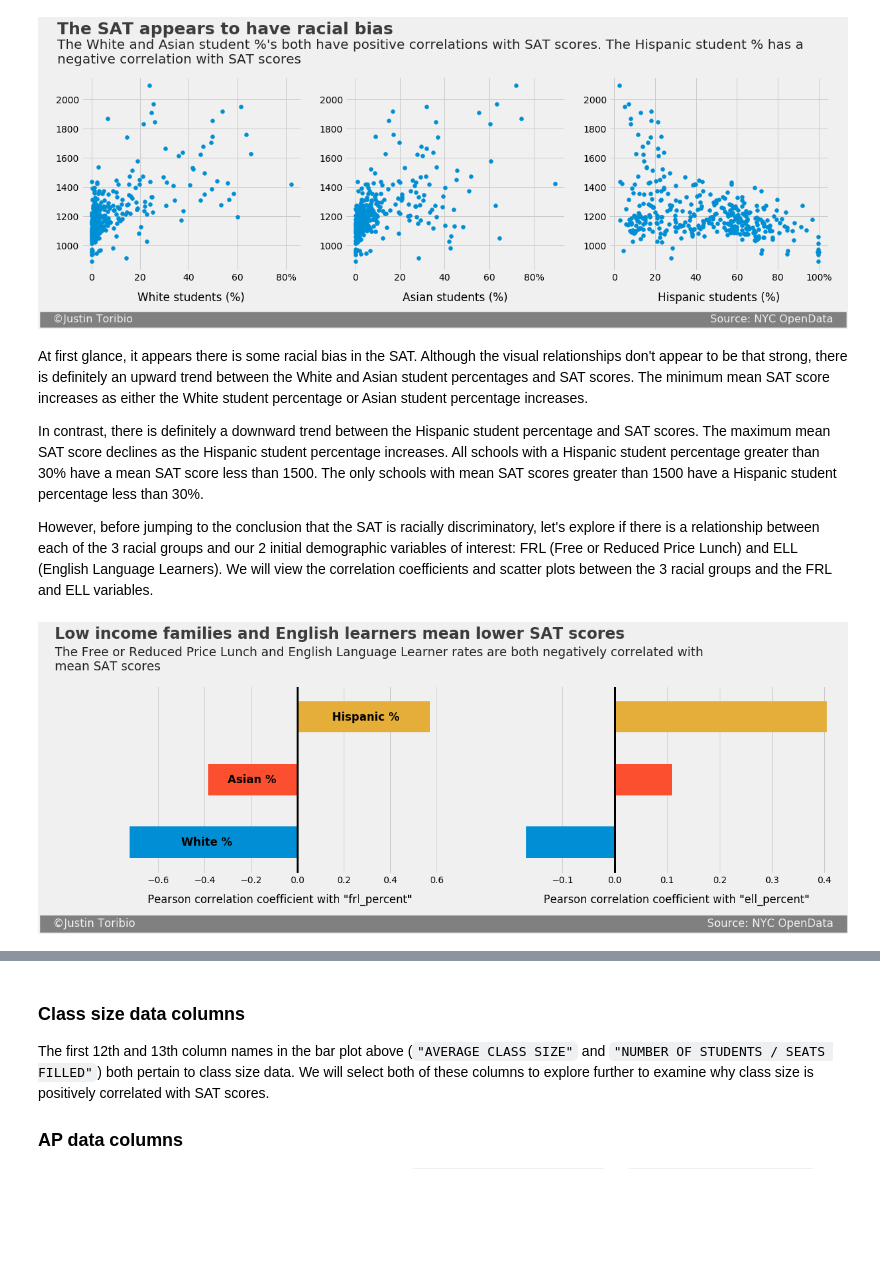
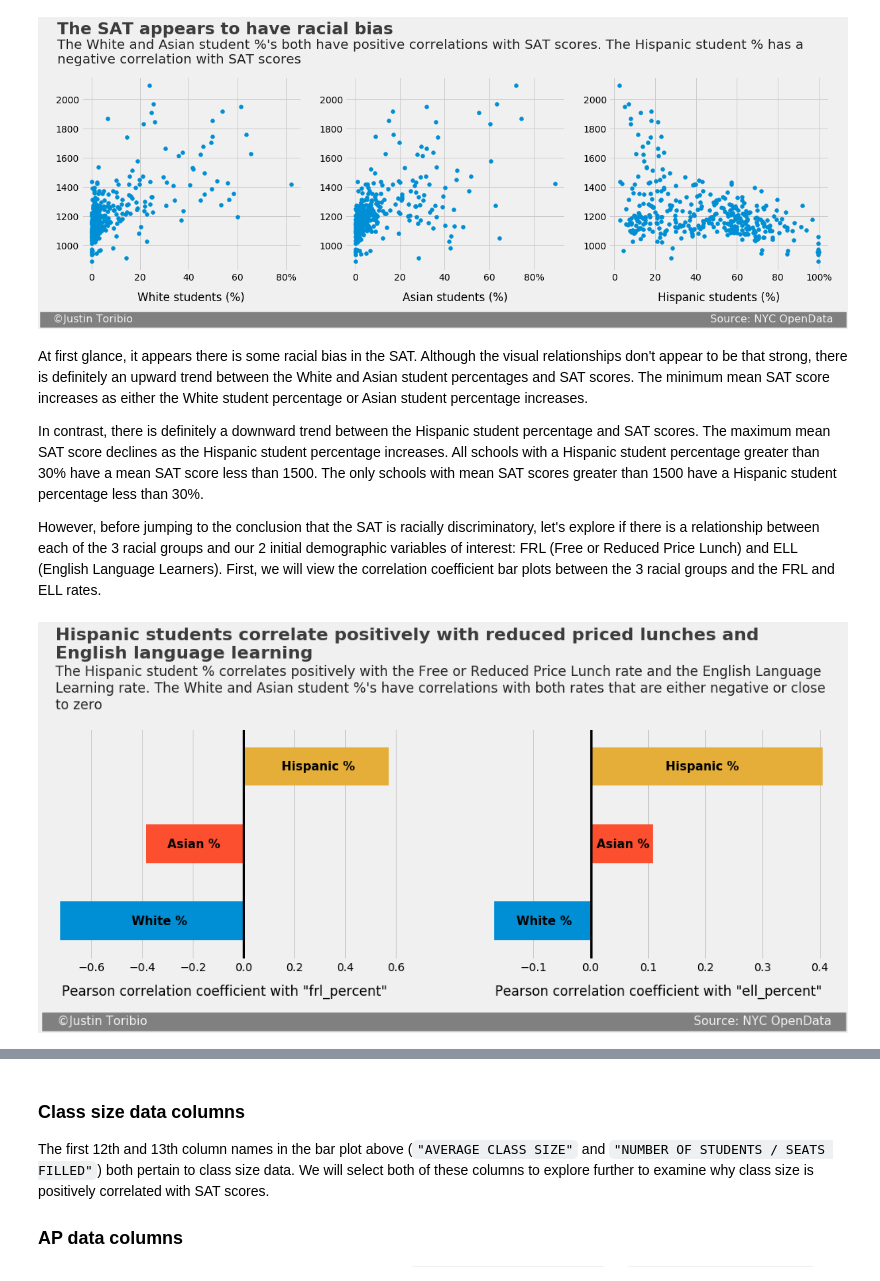
Before and after one commit to JustinToribio/analyzing-the-sat, a Jupyter notebook: notebooks/1.0-jt-analyze-the-sat.ipynb, the cells around one changed output, grey strips where cells are left out. Drawn from its saved outputs; the diff is of its cells as text; code cells hidden in the pictures; blank space fills up the shorter version.

Commit message:
notebook: race, FRL, ELL bar plots drafted; scatter plots started

```diff
--- a/notebooks/1.0-jt-analyze-the-sat.ipynb
+++ b/notebooks/1.0-jt-analyze-the-sat.ipynb
@@ -702,50 +702,55 @@ At first glance, it appears there is some racial bias in the SAT.  Although the
 
 In contrast, there is definitely a downward trend between the Hispanic student percentage and SAT scores.  The maximum mean SAT score declines as the Hispanic student percentage increases.  All schools with a Hispanic student percentage greater than 30% have a mean SAT score less than 1500.  The only schools with mean SAT scores greater than 1500 have a Hispanic student percentage less than 30%.
 
-However, before jumping to the conclusion that the SAT is racially discriminatory, let's explore if there is a relationship between each of the 3 racial groups and our 2 initial demographic variables of interest: FRL (Free or Reduced Price Lunch) and ELL (English Language Learners).  We will view the correlation coefficients and scatter plots between the 3 racial groups and the FRL and ELL variables.
+However, before jumping to the conclusion that the SAT is racially discriminatory, let's explore if there is a relationship between each of the 3 racial groups and our 2 initial demographic variables of interest: FRL (Free or Reduced Price Lunch) and ELL (English Language Learners).  First, we will view the correlation coefficient bar plots between the 3 racial groups and the FRL and ELL rates.
 # %%
-# Assign the text of the scatter plots to variables.
-title = "Low income families and English learners mean lower SAT scores"
-subtitle = ("The Free or Reduced Price Lunch and English Language Learner"
-            " rates are both negatively correlated with\n"
-            "mean SAT scores")
+# Assign the text of the bar plots to variables.
+title = ("Hispanic students correlate positively with reduced priced"
+         " lunches and\n"
+         "English language learning")
+subtitle = ("The Hispanic student % correlates positively with the Free or"
+            " Reduced Price Lunch rate and the English Language\n"
+            "Learning rate. The White and Asian student %'s have correlations"
+            " with both rates that are either negative or close\n"
+            "to zero")
 x_axis_label_1 = 'Pearson correlation coefficient with "frl_percent"'
 x_axis_label_2 = 'Pearson correlation coefficient with "ell_percent"'
 signature = ("   ©Justin Toribio"
-             + " "*165
+             + " "*145
              + "Source: NYC OpenData   ")
 
 # Define the plot style and create the figure object.
 plt.close("all")
 style.use("fivethirtyeight")
-fig = plt.figure(figsize=(18,5))
+fig = plt.figure(figsize=(16,5))
 
 # Create the left bar plot and add the text of the entire plot.
 corr = data.corr()["frl_percent"]
 corr = corr[["white_per", "asian_per", "hispanic_per"]]
 ax1 = fig.add_subplot(121)
 ax1 = corr.plot.barh()
 ax1.set_xlabel(x_axis_label_1, labelpad=14)
 ax1.get_yaxis().set_visible(False)
-#ax1.yaxis.label.set_visible(False)
 ax1.plot([0, 0], [-.5, 3.5], color="black", linewidth=3)
-ax1.text(s="Hispanic %", x=0.15, y=1.95, fontsize=17, weight="bold", alpha=1)
-ax1.text(s="Asian %", x=-0.3, y=0.95, fontsize=17, weight="bold", alpha=1)
-ax1.text(s="White %", x=-0.5, y=-.05, fontsize=17, weight="bold", alpha=1)
-ax1.text(s=title, x=-1.044, y=3.25, fontsize=24, weight="bold", alpha=.75)
-ax1.text(s=subtitle, x=-1.044, y=2.75, fontsize=19, alpha=.85)
-ax1.text(s=signature, x=-1.097, y=-1.35, fontsize=17, color="#f0f0f0",
+ax1.text(s="Hispanic %", x=0.15, y=1.95, fontsize=15, weight="bold")
+ax1.text(s="Asian %", x=-0.3, y=0.95, fontsize=15, weight="bold")
+ax1.text(s="White %", x=-0.44, y=-.05, fontsize=15, weight="bold")
+ax1.text(s=title, x=-.74, y=3.4, fontsize=22, weight="bold", alpha=.75)
+ax1.text(s=subtitle, x=-.74, y=2.75, fontsize=17, alpha=.85)
+ax1.text(s=signature, x=-.78, y=-1.35, fontsize=15, color="#f0f0f0",
          backgroundcolor="grey")
 
 # Create the right bar plot and display the entire plot.
 corr = data.corr()["ell_percent"]
 corr = corr[["white_per", "asian_per", "hispanic_per"]]
 ax2 = fig.add_subplot(122)
 ax2 = corr.plot.barh()
 ax2.set_xlabel(x_axis_label_2, labelpad=14)
 ax2.get_yaxis().set_visible(False)
-#ax2.yaxis.label.set_visible(False)
 ax2.plot([0, 0], [-.5, 3.5], color="black", linewidth=3)
+ax2.text(s="Hispanic %", x=0.13, y=1.95, fontsize=15, weight="bold")
+ax2.text(s="Asian %", x=0.01, y=0.95, fontsize=15, weight="bold")
+ax2.text(s="White %", x=-0.13, y=-.05, fontsize=15, weight="bold")
 plt.show()
 # %% [output]
-[figure, old version]
+[figure, new version]
```
Also changed, not shown: parts of 6 cells of this notebook.
